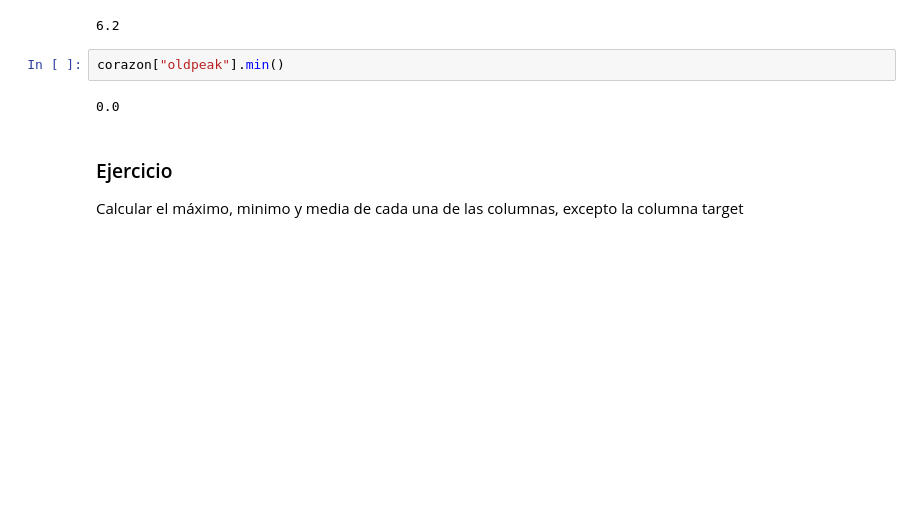
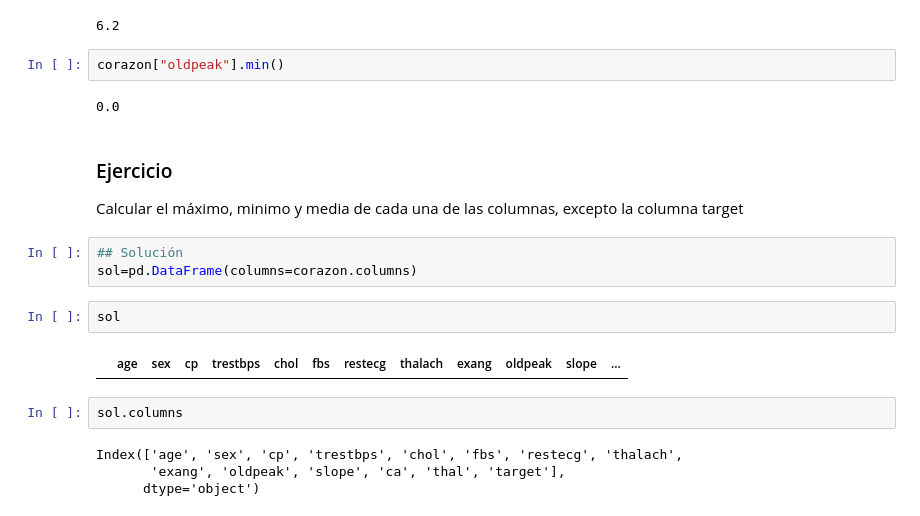
Before and after one commit to jsanz81/Bootcamp_Abril2023, a Jupyter notebook: Librerias/pandas.ipynb, the cells around one changed output. Cells and saved outputs as stored; diff of their text form; blank space fills up the shorter version.

```diff
--- a/Librerias/pandas.ipynb
+++ b/Librerias/pandas.ipynb
@@ -409,3 +409,16 @@ corazon["oldpeak"].min()
 # %% [markdown]
 ### Ejercicio
 Calcular el máximo, minimo y media de cada una de las columnas, excepto la columna target
+# %%
+## Solución
+sol=pd.DataFrame(columns=corazon.columns)
+# %%
+sol
+# %% [output]
+|  | age | sex | cp | trestbps | chol | fbs | restecg | thalach | exang | oldpeak | slope | ... |
+# %%
+sol.columns
+# %% [output]
+Index(['age', 'sex', 'cp', 'trestbps', 'chol', 'fbs', 'restecg', 'thalach',
+       'exang', 'oldpeak', 'slope', 'ca', 'thal', 'target'],
+      dtype='object')
```
Also changed, not shown: parts of 10 cells of this notebook.
